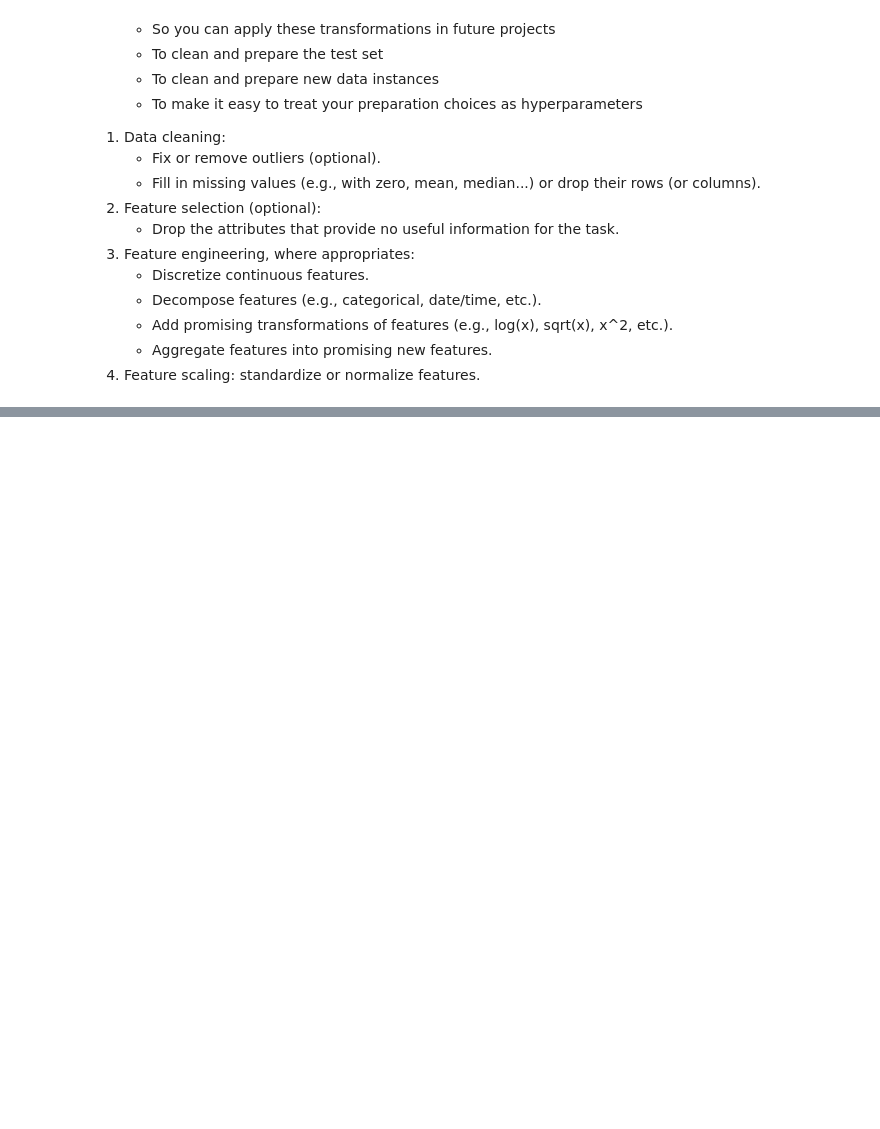
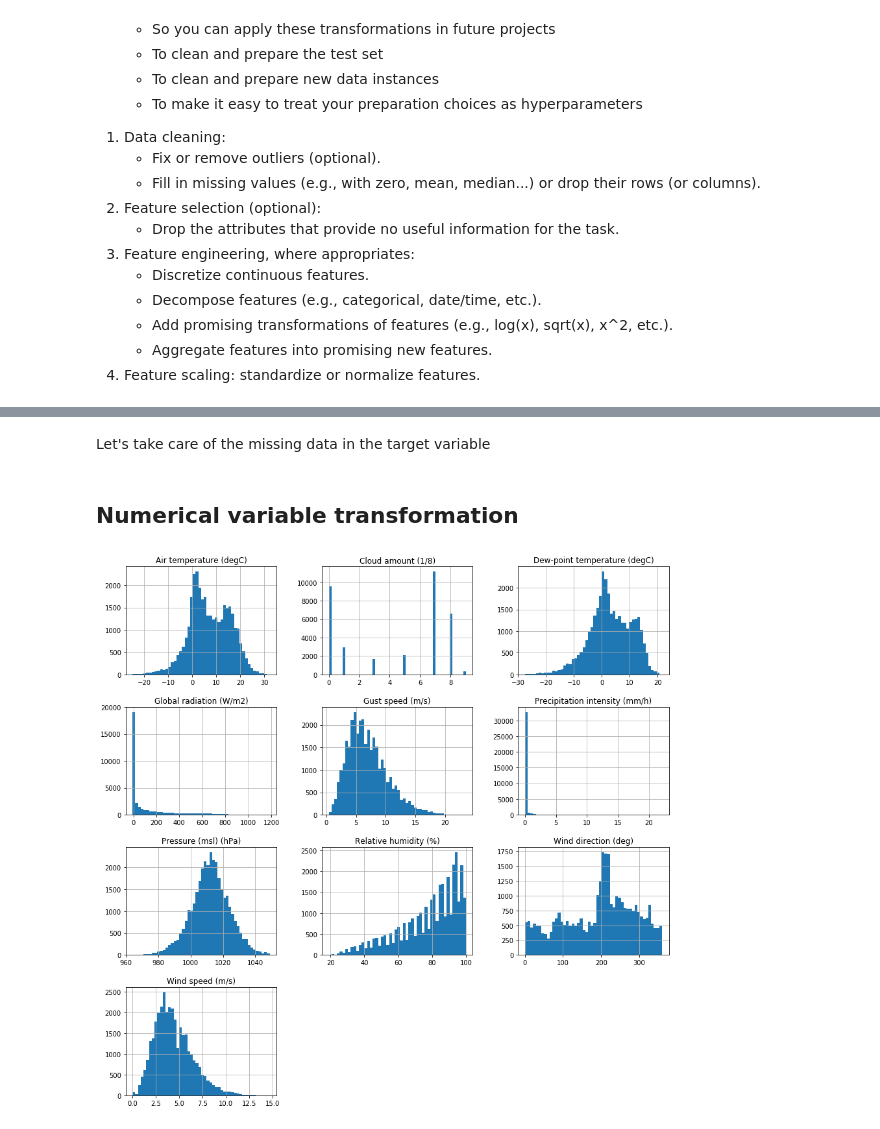
Before and after one commit to screwdriver66/solar_prod_suvilahti, a Jupyter notebook: feature_engineering.ipynb, the cells around one changed output, grey strips where cells are left out. Drawn from its saved outputs; the diff is of its cells as text; code cells hidden in the pictures; blank space fills up the shorter version.

```diff
--- a/feature_engineering.ipynb
+++ b/feature_engineering.ipynb
@@ -42,0 +182,3 @@ Notes:
+# %%
+X_train=X_train.dropna()
+X_test=X_test.dropna()
@@ -42,0 +199,8 @@ Notes:
+# %% [markdown]
+Let's take care of the missing data in the target variable
+# %% [markdown]
+## Numerical variable transformation
+# %%
+X_train.hist(bins=50,figsize=(15,15));
+# %% [output]
+[figure, added]
```
Also changed, not shown: parts of 92 cells of this notebook, 6 other files.
